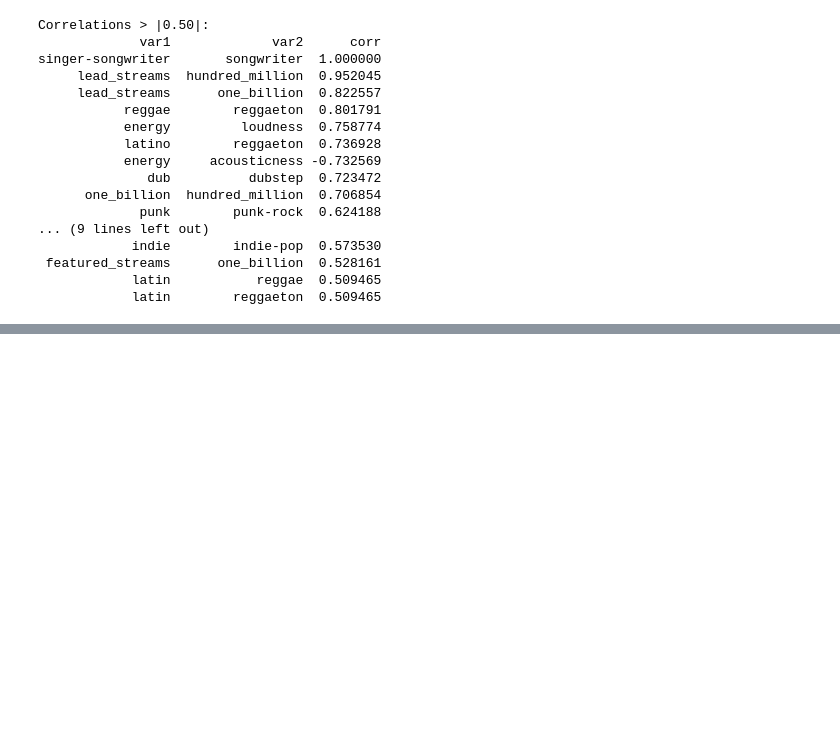
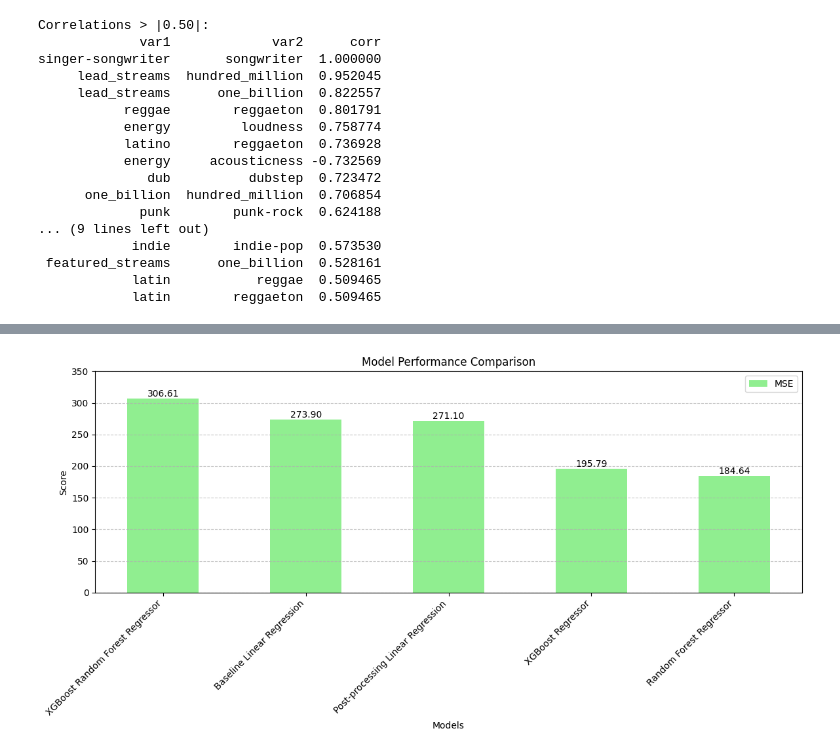
Before and after one commit to ethanc-ec/BA476-Project, a Jupyter notebook: code/project.ipynb, the cells around one changed output, grey strips where cells are left out. Saved outputs shown, nothing was run; the diff lists cells and outputs as text; code cells hidden in the pictures; blank space fills up the shorter version.

```diff
--- a/code/project.ipynb
+++ b/code/project.ipynb
@@ -631,0 +794,36 @@ Stacked Model MAE: 9.468840211962455
+# %%
+# Set figure size
+plt.figure(figsize=(12, 6))
+
+plt_df = full_results[["Model", "MSE", "RMSE", "MAE"]].sort_values("MSE", ascending=False)
+
+# Create bar positions
+x = range(len(plt_df))
+
+# Create bar plot for MSE
+bars = plt.bar(x, plt_df['MSE'], width=0.5, color='lightgreen', label='MSE')
+
+# Add value labels on top of each bar
+for bar in bars:
+    height = bar.get_height()
+    plt.text(bar.get_x() + bar.get_width()/2., height,
+             f'{height:.2f}',
+             ha='center', va='bottom')
+
+# Customize the plot
+plt.xlabel('Models')
+plt.ylabel('Score')
+plt.title('Model Performance Comparison')
+
+# Center x-ticks at the bars
+plt.xticks(x, plt_df['Model'], rotation=45, ha='right')
+
+plt.legend()
+plt.grid(True, axis='y', linestyle='--', alpha=0.7)
+
+plt.ylim(0, 350)  # Set y-axis limit to 10% above max value
+
+# Adjust layout to prevent label cutoff
+plt.tight_layout()
+# %% [output]
+[figure, added]
```
Also changed, not shown: parts of 21 cells of this notebook, 1 other file.
